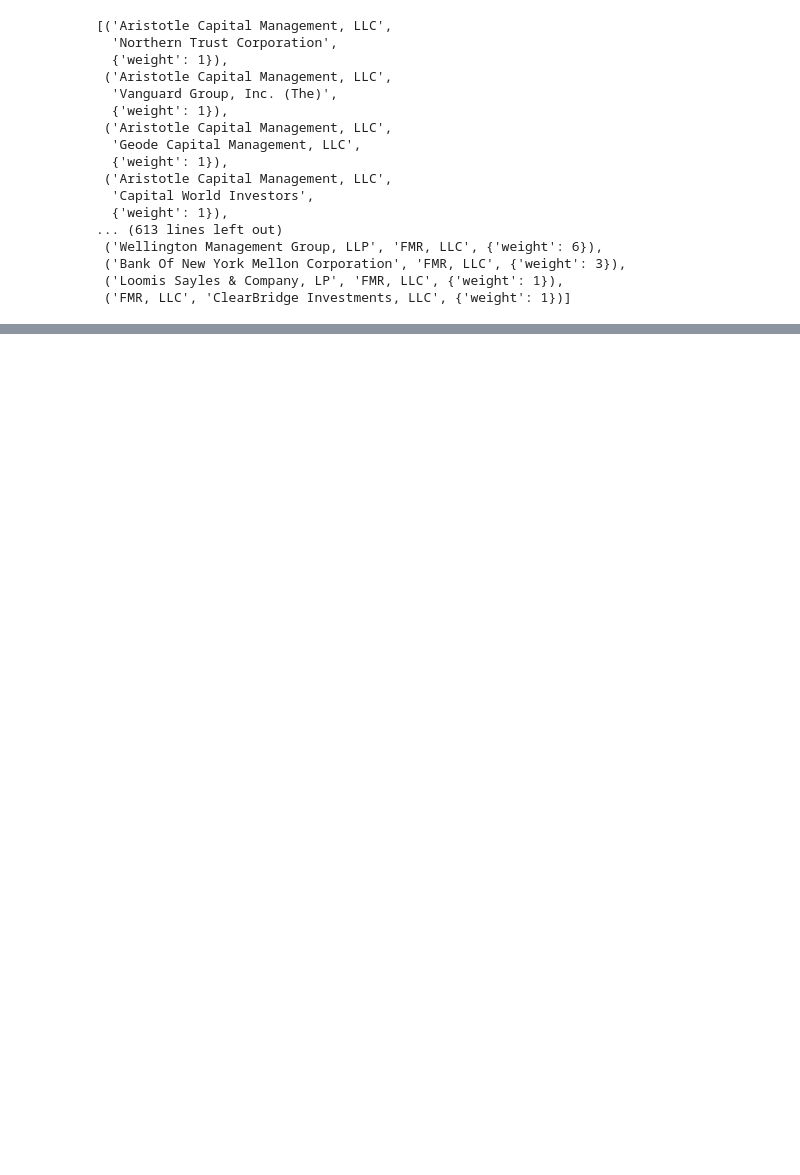
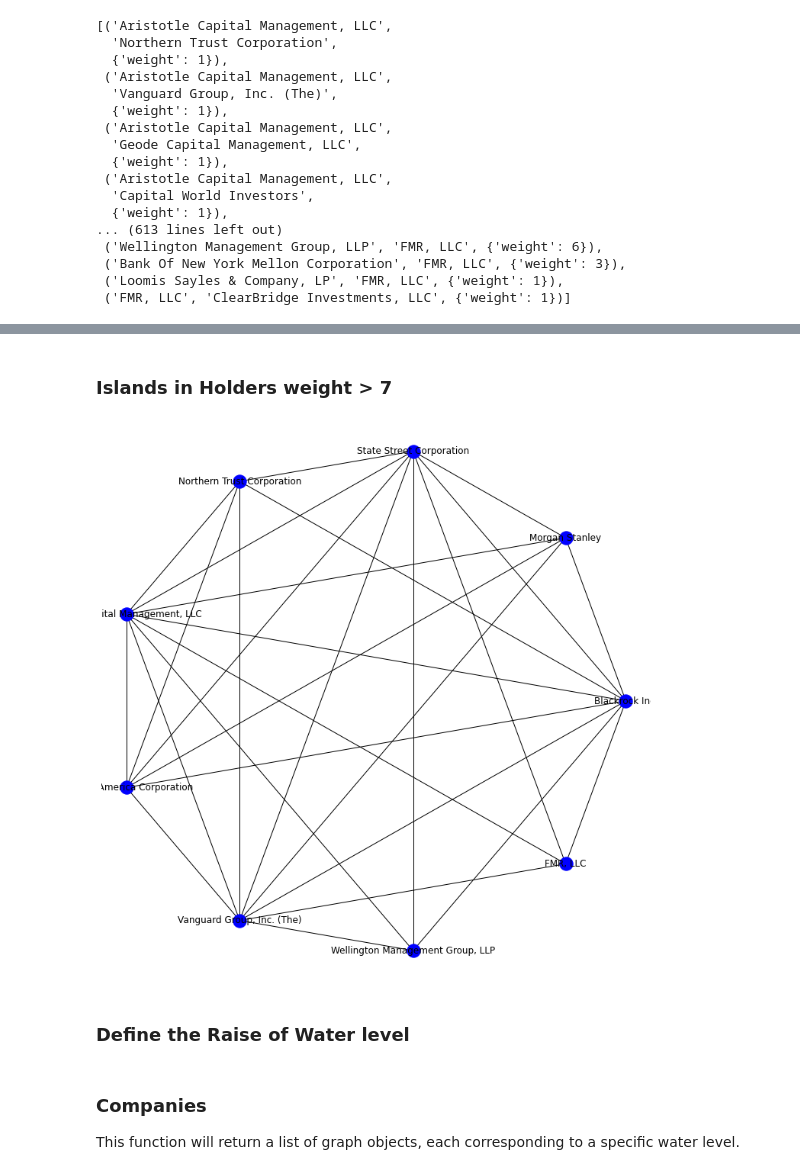
Before and after one commit to mgino11/Web_Analytics, a Jupyter notebook: Project_2.ipynb, the cells around one changed output, grey strips where cells are left out. Cells and saved outputs as stored; diff of their text form; code cells hidden in the pictures; blank space fills up the shorter version.

```diff
--- a/Project_2.ipynb
+++ b/Project_2.ipynb
@@ -403,0 +479,10 @@ list(N_graph.neighbors('Blackrock Inc.'))
+# %% [markdown]
+### Islands in Holders weight > 7
+# %%
+island_holder_trim = trim_edges(weighted_holders_graph, weight=10)
+plt.figure(figsize=(10,10))
+nx.draw_circular(island_holder_trim, node_color='blue', with_labels=True)
+# %% [output]
+[figure, added]
+# %% [markdown]
+### Define the Raise of Water level
@@ -403,0 +499,4 @@ list(N_graph.neighbors('Blackrock Inc.'))
+# %% [markdown]
+### Companies
+
+This function will return a list of graph objects, each corresponding to a specific water level.
```
Also changed, not shown: parts of 22 cells of this notebook.
